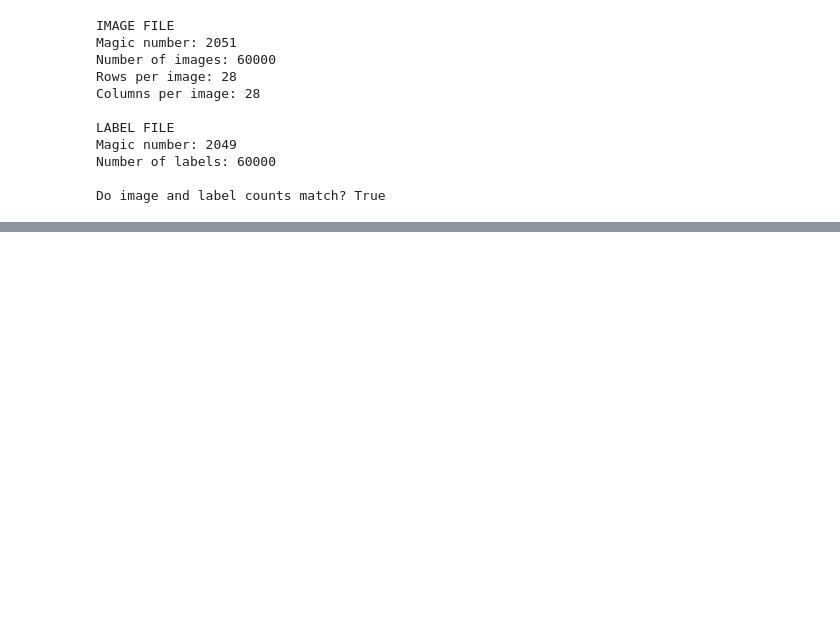
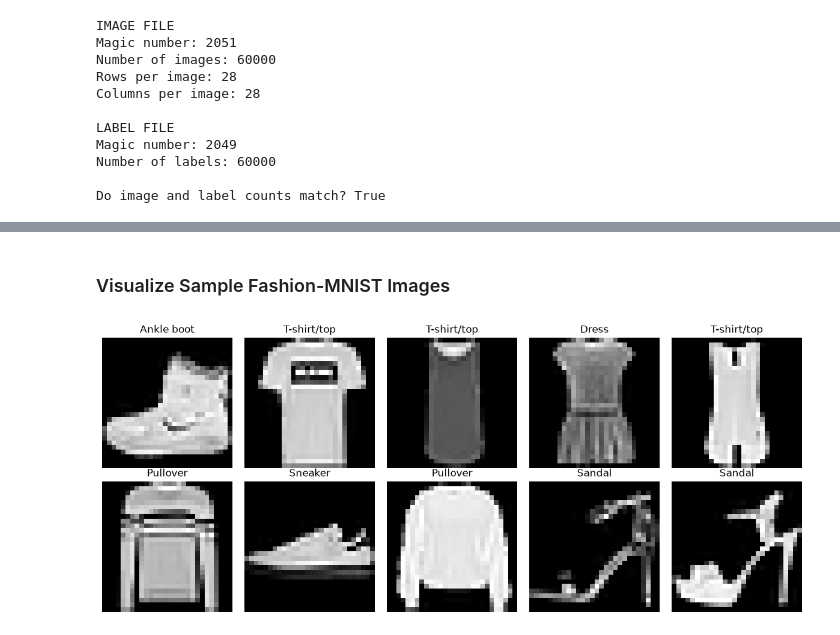
Before and after one commit to 1108rakhi/styleatlas-ml, a Jupyter notebook: notebooks/01_data_exploration.ipynb, the cells around one changed output, grey strips where cells are left out. Saved outputs shown, nothing was run; the diff lists cells and outputs as text; code cells hidden in the pictures; blank space fills up the shorter version.

Commit message:
Add data exploration and classification notebooks for Fashion-MNIST dataset

```diff
--- a/notebooks/01_data_exploration.ipynb
+++ b/notebooks/01_data_exploration.ipynb
@@ -159,0 +162,13 @@ def load_labels(file_path):
+# %%
+# Load training data
+X_train = load_images(data_dir / "train-images-idx3-ubyte.gz")
+y_train = load_labels(data_dir / "train-labels-idx1-ubyte.gz")
+
+# Load test data
+X_test = load_images(data_dir / "t10k-images-idx3-ubyte.gz")
+y_test = load_labels(data_dir / "t10k-labels-idx1-ubyte.gz")
+
+print("Training images:", X_train.shape)
+print("Training labels:", y_train.shape)
+print("Test images:", X_test.shape)
+print("Test labels:", y_test.shape)
@@ -159,0 +198,32 @@ def load_labels(file_path):
+# %% [markdown]
+### Visualize Sample Fashion-MNIST Images
+# %%
+import matplotlib.pyplot as plt
+
+# Define the clothing category names
+class_names = [
+    "T-shirt/top",
+    "Trouser",
+    "Pullover",
+    "Dress",
+    "Coat",
+    "Sandal",
+    "Shirt",
+    "Sneaker",
+    "Bag",
+    "Ankle boot"
+]
+
+# Display the first 10 training images
+plt.figure(figsize=(12, 5))
+
+for i in range(10):
+    plt.subplot(2, 5, i + 1)
+    plt.imshow(X_train[i], cmap="gray")
+    plt.title(class_names[y_train[i]])
+    plt.axis("off")
+
+plt.tight_layout()
+plt.show()
+# %% [output]
+[figure, added]
```
Also changed, not shown: parts of 9 cells of this notebook, 1 other file.
